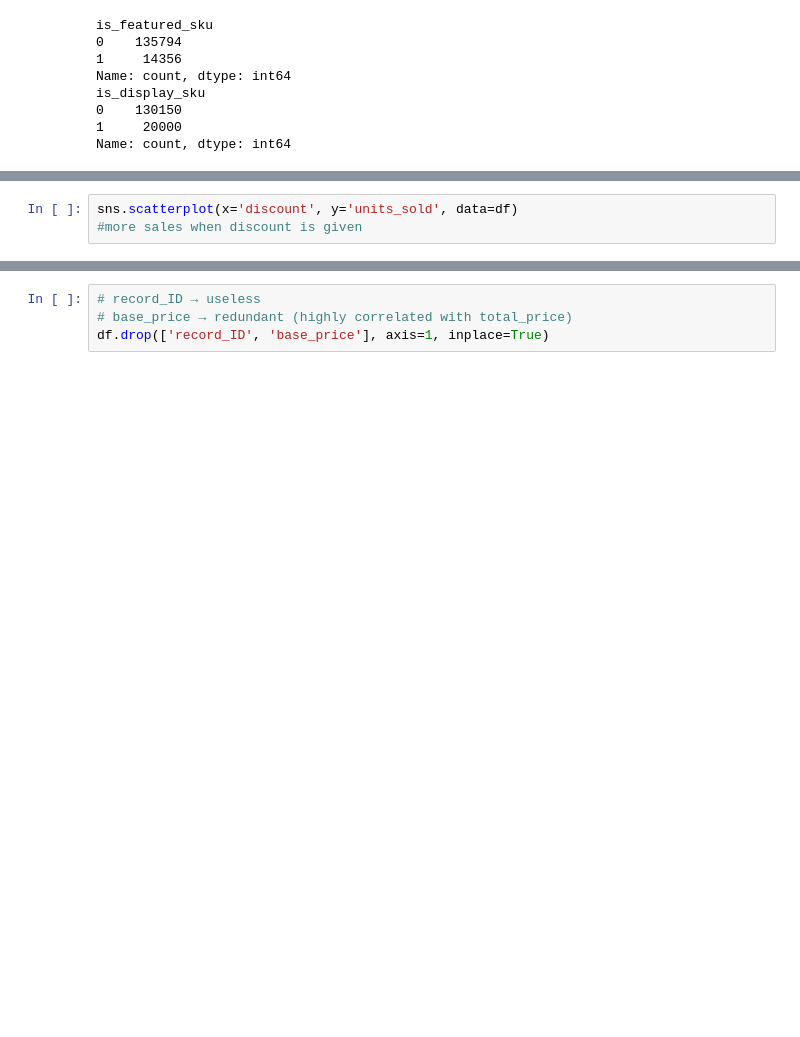
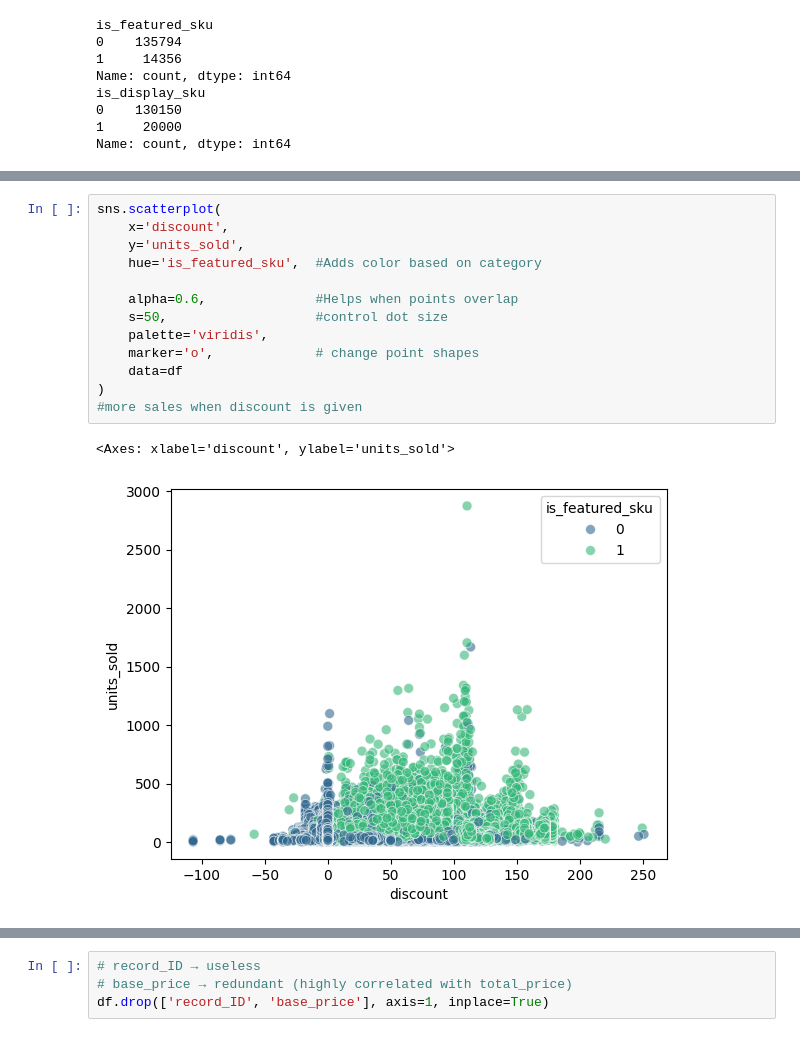
Before and after one commit to muhammdumairnad/Price-Driven-Demand-Prediction-in-Retail-using-Machine-Learning, a Jupyter notebook: Retail_Demand_Prediction_using_Machine_Learning.ipynb, the cells around one changed output, grey strips where cells are left out. Saved outputs shown, nothing was run; the diff lists cells and outputs as text; blank space fills up the shorter version.

```diff
--- a/Retail_Demand_Prediction_using_Machine_Learning.ipynb
+++ b/Retail_Demand_Prediction_using_Machine_Learning.ipynb
@@ -143,5 +219,18 @@ sns.scatterplot(x='total_price', y='units_sold', data=df)
 # %%
-sns.scatterplot(x='discount', y='units_sold', data=df)
+sns.scatterplot(
+    x='discount',
+    y='units_sold',
+    hue='is_featured_sku',  #Adds color based on category
+
+    alpha=0.6,              #Helps when points overlap
+    s=50,                   #control dot size
+    palette='viridis',
+    marker='o',             # change point shapes
+    data=df
+)
 #more sales when discount is given
+# %% [output]
+<Axes: xlabel='discount', ylabel='units_sold'>
+[figure, added]
 # %%
 df.describe()
```
Also changed, not shown: parts of 45 cells of this notebook.
